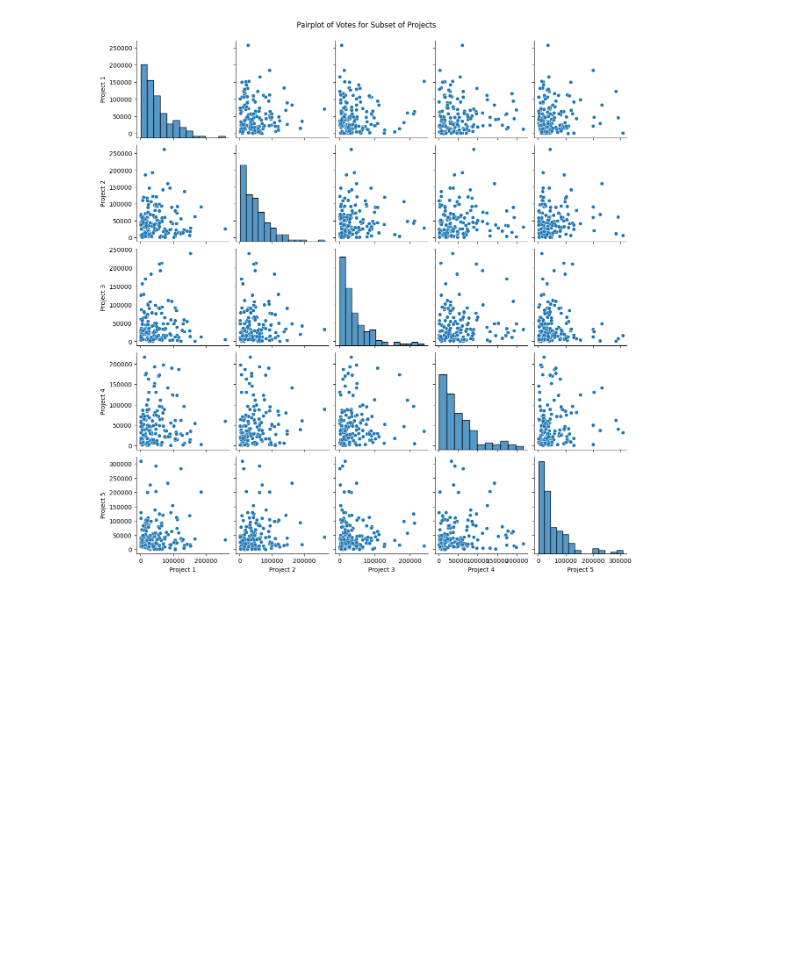
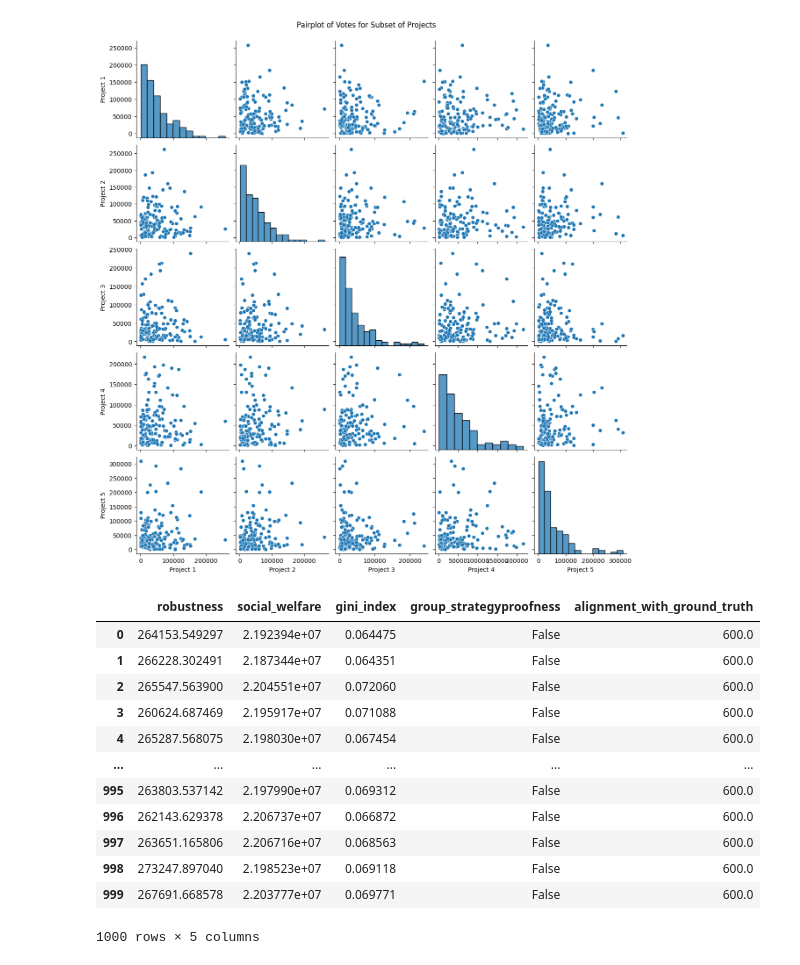
Before and after one commit to GovXS/Evaluating-Voting-Design-Tradeoffs-for-Retro-Funding, a Jupyter notebook: analysis/voting_analysis.ipynb, the cells around one changed output. Drawn from its saved outputs; the diff is of its cells as text; code cells hidden in the pictures; blank space fills up the shorter version.

Commit message:
defined simulation strategy

```diff
--- a/analysis/voting_analysis.ipynb
+++ b/analysis/voting_analysis.ipynb
@@ -193,3 +194,61 @@ Quadratic Aggregation: Total Funds: 30000000.0, Max Funds: 86922.52656854648, Mi
 [figure]
 [figure]
 [figure]
+# %%
+import pandas as pd
+from util.metrics import calculate_alignment_with_ground_truth,calculate_gini_index,calculate_group_strategyproofness,calculate_robustness,calculate_social_welfare
+
+# Initialize the model
+num_voters = 144
+num_projects = 600
+total_op_tokens = 30e6
+model = VotingModel(num_voters=num_voters, num_projects=num_projects, total_op_tokens=total_op_tokens)
+
+# Define true values for the projects for the alignment metric
+true_values = np.random.rand(num_projects)
+def simulate_voting(model, num_rounds, metrics_functions):
+    results = []
+    for _ in range(num_rounds):
+        model.step()
+        round_results = {}
+        for metric_name, metric_function in metrics_functions.items():
+            round_results[metric_name] = metric_function(model)
+        results.append(round_results)
+    return pd.DataFrame(results)
+
+# Initialize the model
+num_voters = 144
+num_projects = 600
+total_op_tokens = 30e6
+model = VotingModel(num_voters=num_voters, num_projects=num_projects, total_op_tokens=total_op_tokens)
+
+# Define true values for the projects for the alignment metric
+true_values = np.random.randint(0, 2, size=num_projects)  # Example: binary "true values"
+
+# Define the metrics functions dictionary
+metrics_functions = {
+    "robustness": calculate_robustness,
+    "social_welfare": calculate_social_welfare,
+    "gini_index": calculate_gini_index,
+    "group_strategyproofness": calculate_group_strategyproofness,
+    "alignment_with_ground_truth": lambda m: calculate_alignment_with_ground_truth(m, true_values)
+}
+
+# Simulate the voting process
+num_rounds = 1000
+simulation_results = simulate_voting(model, num_rounds, metrics_functions)
+simulation_results
+# %% [output]
+|  | robustness | social_welfare | gini_index | group_strategyproofness | alignment_with_ground_truth |
+| 0 | 264153.549297 | 2.192394e+07 | 0.064475 | False | 600.0 |
+| 1 | 266228.302491 | 2.187344e+07 | 0.064351 | False | 600.0 |
+| 2 | 265547.563900 | 2.204551e+07 | 0.072060 | False | 600.0 |
+| 3 | 260624.687469 | 2.195917e+07 | 0.071088 | False | 600.0 |
+| 4 | 265287.568075 | 2.198030e+07 | 0.067454 | False | 600.0 |
+| ... | ... | ... | ... | ... | ... |
+| 995 | 263803.537142 | 2.197990e+07 | 0.069312 | False | 600.0 |
+| 996 | 262143.629378 | 2.206737e+07 | 0.066872 | False | 600.0 |
+| 997 | 263651.165806 | 2.206716e+07 | 0.068563 | False | 600.0 |
+| 998 | 273247.897040 | 2.198523e+07 | 0.069118 | False | 600.0 |
+| 999 | 267691.668578 | 2.203777e+07 | 0.069771 | False | 600.0 |
+1000 rows × 5 columns
```
Also changed, not shown: parts of 1 cell of this notebook, 3 other files.
